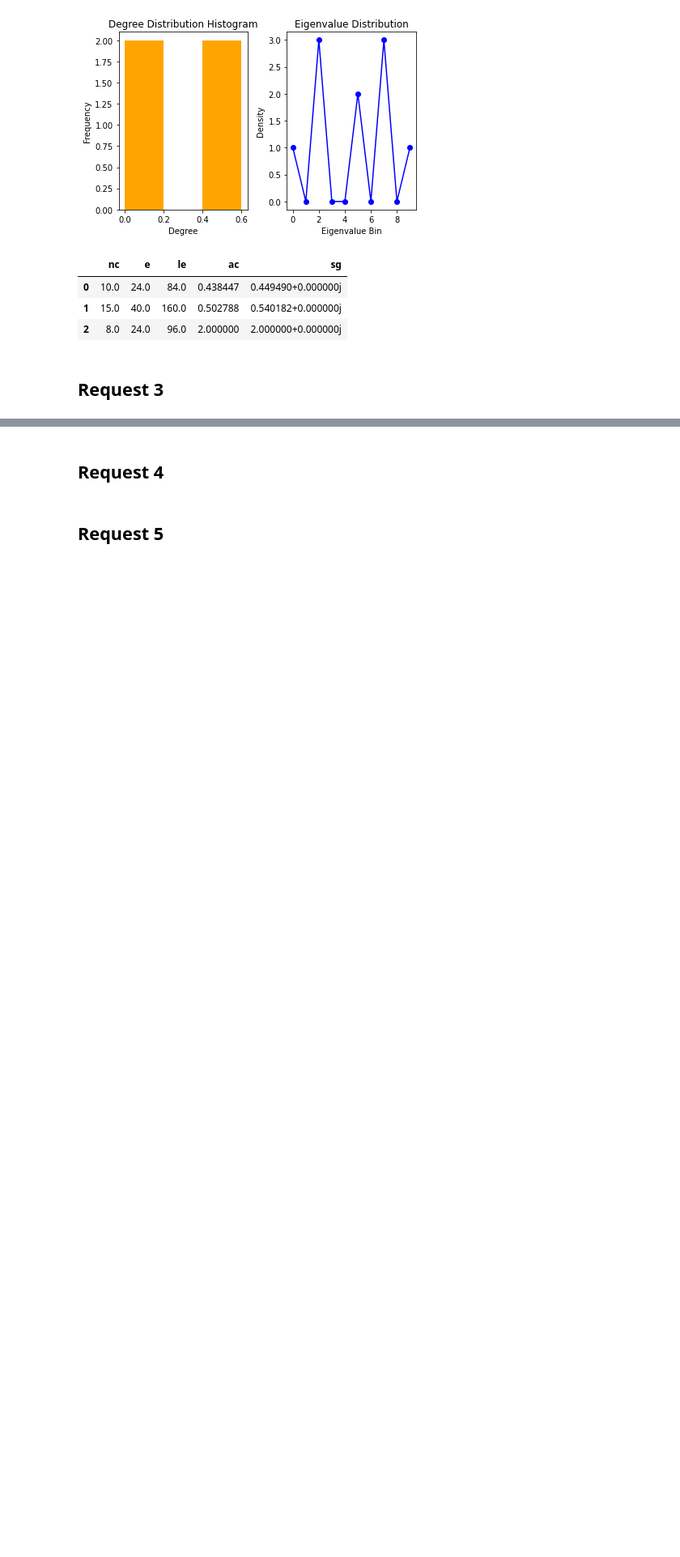
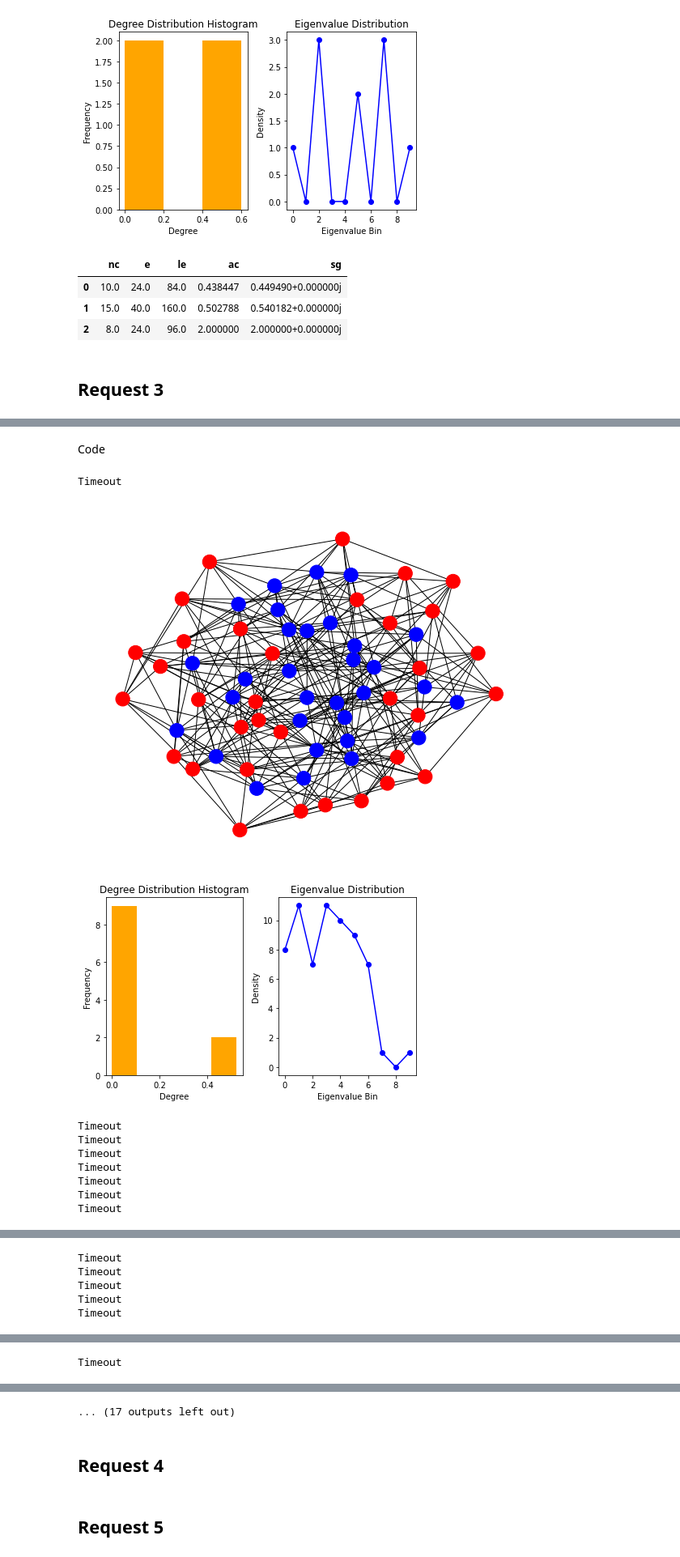
Before and after one commit to ngnma/Simulation-Project, a Jupyter notebook: sim_project.ipynb, the cells around one changed output, grey strips where cells are left out. Shown at 81% size. Cells and saved outputs as stored; diff of their text form; code cells hidden in the pictures; blank space fills up the shorter version.

Commit message:
request2-each graph with distribution

```diff
--- a/sim_project.ipynb
+++ b/sim_project.ipynb
@@ -422,0 +520,54 @@ each fraph with all needed
+# %% [markdown]
+Code
+# %%
+# Generate 10 random graphs
+generated_graphs = 0
+num_attempts = 0
+
+# Initialize the DataFrame
+request2_df = pd.DataFrame(columns=[ 'n1', 'n2', 'd1', 'd2', 'p', 'nc', 'e', 'le', 'ac', 'sg'])
+
+while generated_graphs < 10:
+    if num_attempts > 100:
+        print("Unable to generate 10 graphs within the time limit.")
+        break
+
+    n1 = random.randint(5, 40)
+    n2 = random.randint(5, 40)
+    d1 = random.randint(2, 10)
+    d2 = random.randint(2, 10)
+    p = random.uniform(0, 1)
+
+    try:
+
+        # graph = rsrg(n1, d1, n2, d2, p)
+        # nc, e, le, ac, sg = calculate_metrics(graph)
+        # draw_distributions(graph, d1, d2)
+        with warnings.catch_warnings():
+            warnings.filterwarnings("ignore")
+            graph = rsrg(n1, d1, n2, d2, p)
+        nc, e, le, ac, sg = calculate_metrics(graph)
+        draw_distributions(graph, d1, d2)
+
+        # Add the graph and metrics to the DataFrame
+        request2_df.loc[generated_graphs] = [n1, n2, d1, d2, p, nc, e, le, ac, sg]
+
+        generated_graphs += 1
+
+    except TimeoutError:
+        print("Timeout")
+
+    num_attempts += 1
+
+request2_df
+# %% [output]
+Timeout
+[figure, added]
+[figure, added]
+Timeout
+Timeout
+Timeout
+Timeout
+Timeout
+Timeout
+Timeout
@@ -422,0 +576,5 @@ each fraph with all needed
+Timeout
+Timeout
+Timeout
+Timeout
+Timeout
@@ -422,0 +583 @@ each fraph with all needed
+Timeout
@@ -423,3 +586,4 @@ each fraph with all needed
+... (17 outputs left out)
 # %% [markdown]
 ## Request 4
 # %% [markdown]
```
Also changed, not shown: parts of 15 cells of this notebook.
